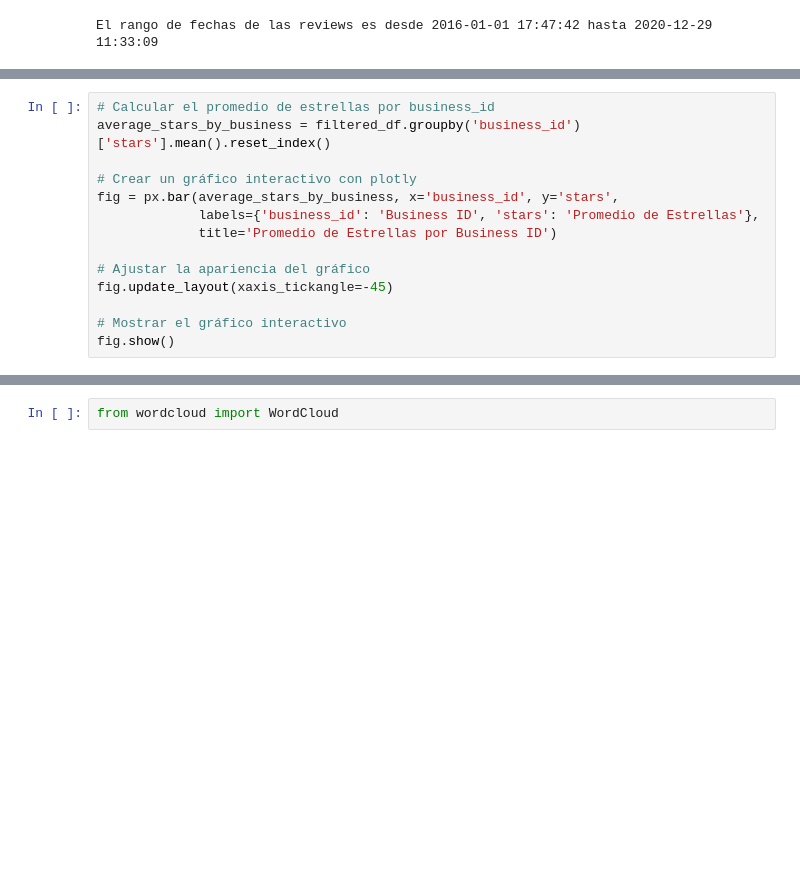
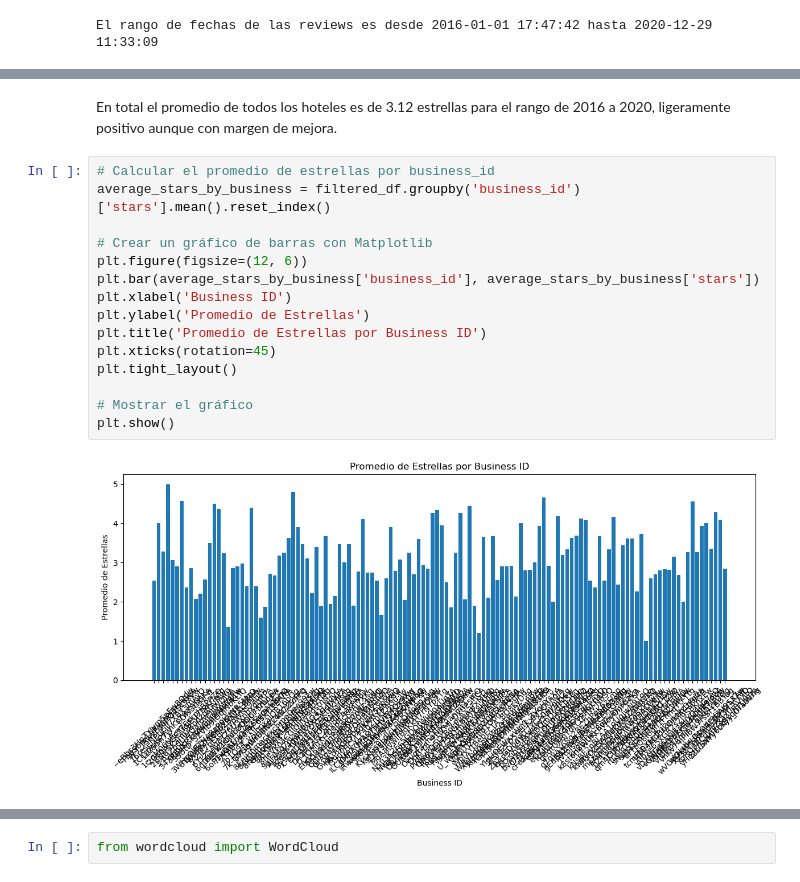
Before and after one commit to MartiPeker/Proyecto-Google-Yelp, a Jupyter notebook: EDA Yelp/HolidaysReviews.ipynb, the cells around one changed output, grey strips where cells are left out. Cells and saved outputs as stored; diff of their text form; blank space fills up the shorter version.

```diff
--- a/EDA Yelp/HolidaysReviews.ipynb
+++ b/EDA Yelp/HolidaysReviews.ipynb
@@ -199,14 +191,19 @@ fig.show()
+# %% [markdown]
+En total el promedio de todos los hoteles es de 3.12 estrellas para el rango de 2016 a 2020, ligeramente positivo aunque con margen de mejora.
 # %%
 # Calcular el promedio de estrellas por business_id
 average_stars_by_business = filtered_df.groupby('business_id')['stars'].mean().reset_index()
 
-# Crear un gráfico interactivo con plotly
-fig = px.bar(average_stars_by_business, x='business_id', y='stars',
-             labels={'business_id': 'Business ID', 'stars': 'Promedio de Estrellas'},
-             title='Promedio de Estrellas por Business ID')
+# Crear un gráfico de barras con Matplotlib
+plt.figure(figsize=(12, 6))
+plt.bar(average_stars_by_business['business_id'], average_stars_by_business['stars'])
+plt.xlabel('Business ID')
+plt.ylabel('Promedio de Estrellas')
+plt.title('Promedio de Estrellas por Business ID')
+plt.xticks(rotation=45)
+plt.tight_layout()
 
-# Ajustar la apariencia del gráfico
-fig.update_layout(xaxis_tickangle=-45)
-
-# Mostrar el gráfico interactivo
-fig.show()
+# Mostrar el gráfico
+plt.show()
+# %% [output]
+[figure, added]
```
Also changed, not shown: parts of 8 cells of this notebook, 1 other file.
